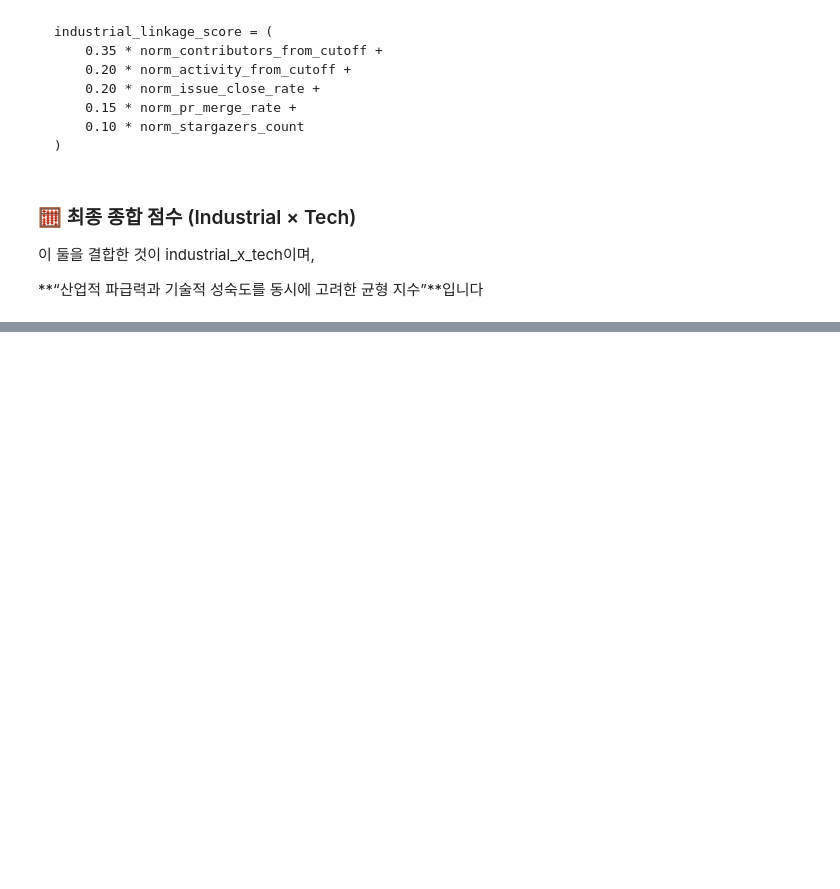
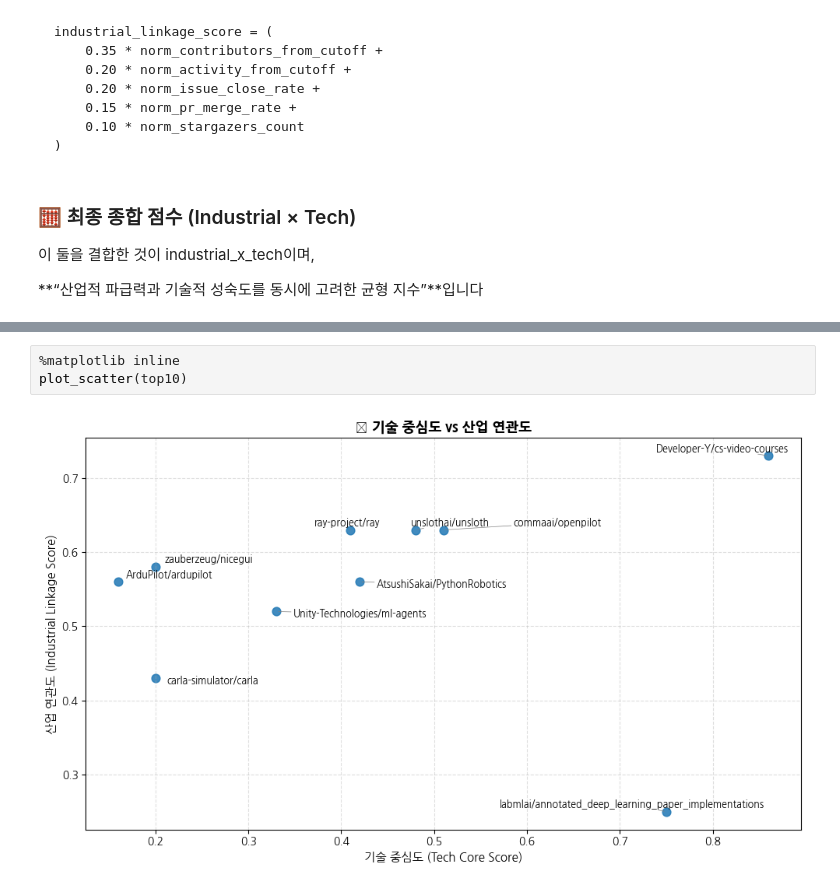
Before and after one commit to addinedu-ros-11th/eda-repo-3, a Jupyter notebook: Trendbot_Online_Notebook_Final_ROBOT.ipynb, the cells around one changed output, grey strips where cells are left out. Saved outputs shown, nothing was run; the diff lists cells and outputs as text; blank space fills up the shorter version.

```diff
--- a/Trendbot_Online_Notebook_Final_ROBOT.ipynb
+++ b/Trendbot_Online_Notebook_Final_ROBOT.ipynb
@@ -1614,0 +1690,5 @@ KeyError: 'tech_core_score'
+# %%
+%matplotlib inline
+plot_scatter(top10)
+# %% [output]
+[figure, added]
```
Also changed, not shown: parts of 23 cells of this notebook.
